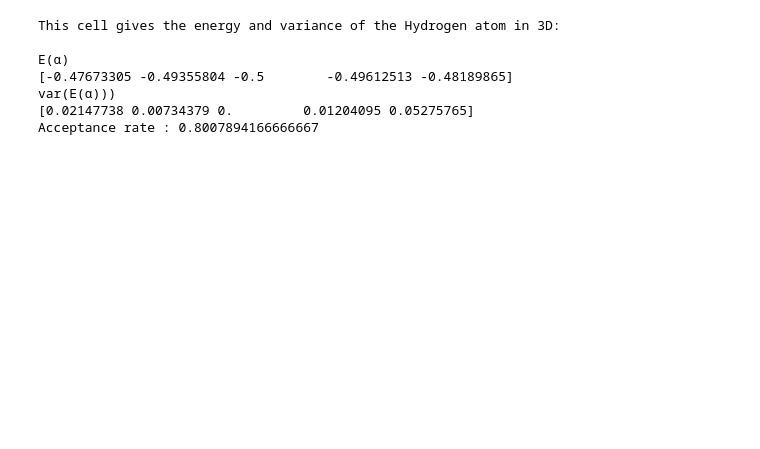
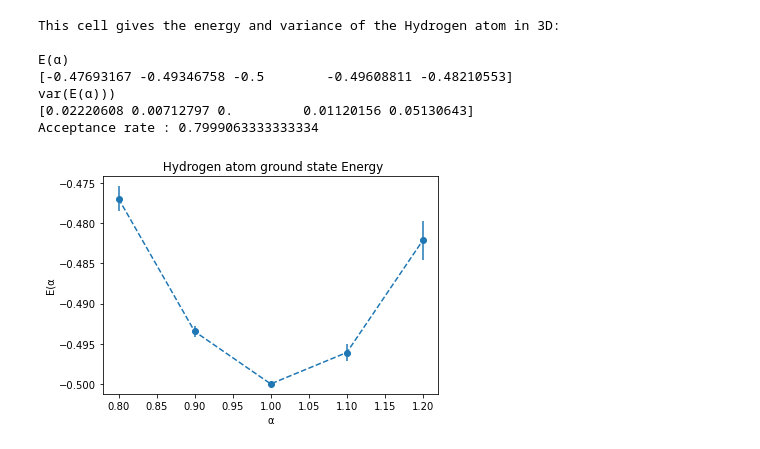
Before and after one commit to ab4marif/Variational-Quantum-Monte-Carlo, a Jupyter notebook: maincode.ipynb, the cells around one changed output. Cells and saved outputs as stored; diff of their text form; code cells hidden in the pictures; blank space fills up the shorter version.

```diff
--- a/maincode.ipynb
+++ b/maincode.ipynb
@@ -48,46 +60,58 @@ import numpy as np
 import matplotlib.pyplot as plt
 
 from Metropolis import *
-import HarmonicOscillator as oscillator
+from errorcalc import *
+import HarmonicOscillator  as oscillator
 import Hatom as Hydrogen
 import Helium as Helium
+
 
 System = Hydrogen
 
 alpha = System.alpha
-
 D = System.dimension
 
 N_tries = 30000
 N_walkers = 400
 
 
 E_a = np.zeros(len(alpha))
 E_var = np.zeros(len(alpha))
+E_error = np.zeros(len(alpha))
+var_error = np.zeros(len(alpha))
 
 for i in range(len(alpha)):
     f = lambda R: System.trialWaveFunction(alpha[i], R)
 
-    rn, accept_rate = metropolis_algorithm(f, N_tries, N_walkers, D)
+    rn, accept_rate = metropolisAlgorithm(f, N_tries, N_walkers, D)
     E = System.E_loc(alpha[i], rn)
     E_a[i] = np.mean(E)
-    E_var[i] = np.var(E)
+    E_error[i], E_var[i], var_error[i] = bootstrapError(E[:,0], 100)
+
+## plots
+
+plt.errorbar(alpha, E_a, yerr = E_error, linestyle = "--",  marker = 'o')
+plt.xlabel("\N{greek small letter alpha}")
+plt.ylabel("E(\N{greek small letter alpha}")
+plt.title(f" Hydrogen atom ground state Energy")
+plt.savefig("Plots_journal/Hydrogen_energy_groundstate.png")
 
 print("This cell gives the energy and variance of the Hydrogen atom in 3D:")
 print()
 print("E(\N{greek small letter alpha})")
 print(E_a)
 print("var(E(\N{greek small letter alpha})))")
 print(E_var)
 print(f"Acceptance rate : {accept_rate}")
 # %% [output]
 This cell gives the energy and variance of the Hydrogen atom in 3D:
 
 E(α)
-[-0.47673305 -0.49355804 -0.5        -0.49612513 -0.48189865]
+[-0.47693167 -0.49346758 -0.5        -0.49608811 -0.48210553]
 var(E(α)))
-[0.02147738 0.00734379 0.         0.01204095 0.05275765]
-Acceptance rate : 0.8007894166666667
+[0.02220608 0.00712797 0.         0.01120156 0.05130643]
+Acceptance rate : 0.7999063333333334
+[figure, added]
 # %%
 import numpy as np
 import matplotlib.pyplot as plt
```
Also changed, not shown: parts of 2 cells of this notebook, 4 other files.
